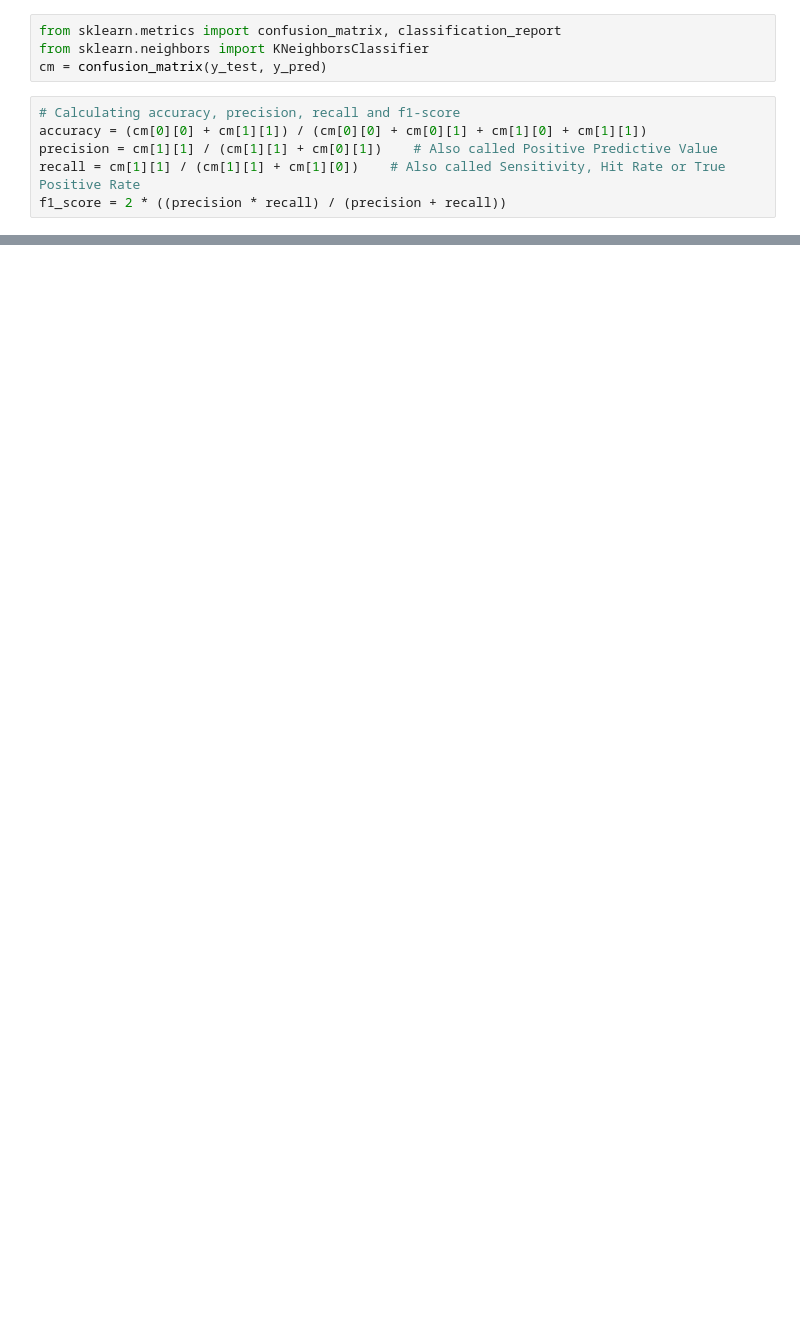
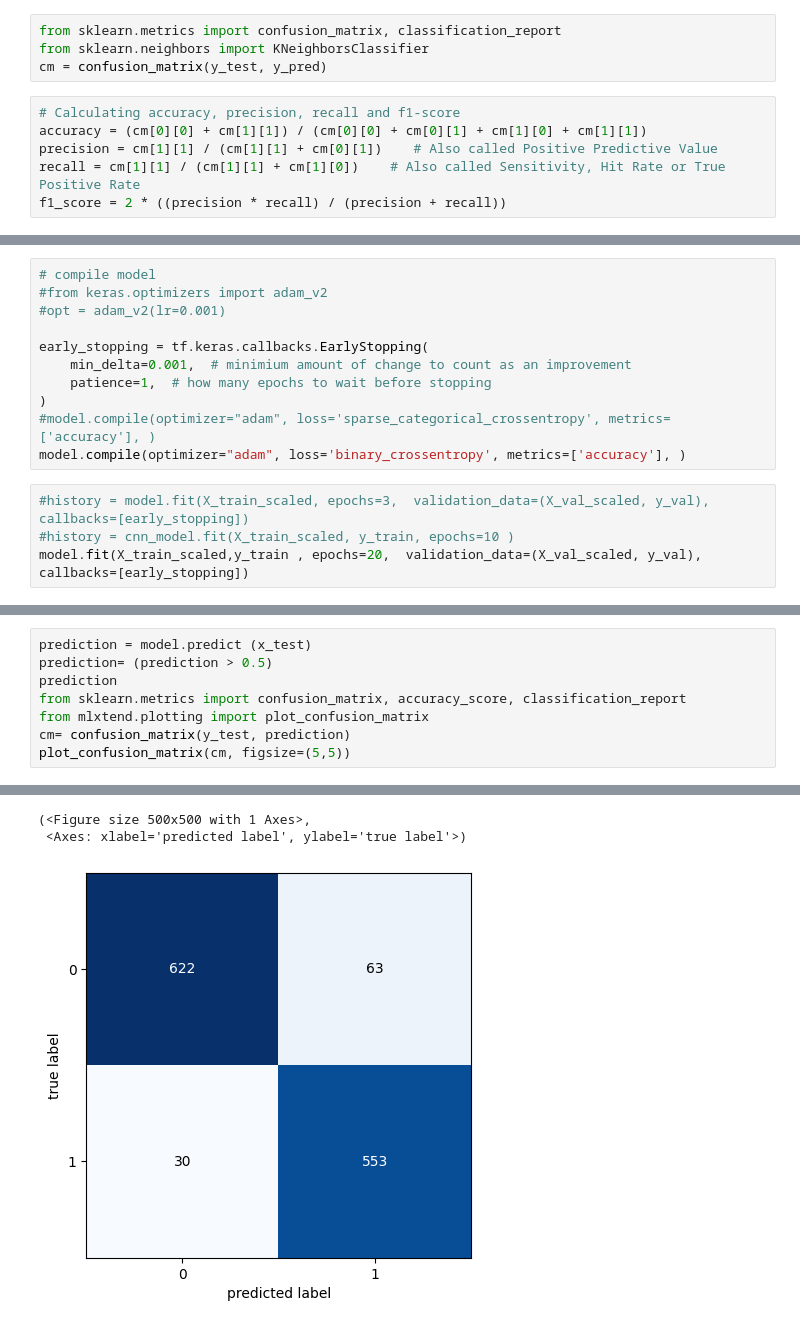
Before and after one commit to AmiraOsamaMohamed/Selected2, a Jupyter notebook: Selected2.ipynb, the cells around one changed output, grey strips where cells are left out. Cells and saved outputs as stored; diff of their text form; blank space fills up the shorter version.

```diff
--- a/Selected2.ipynb
+++ b/Selected2.ipynb
@@ -376,0 +426,15 @@ weighted avg       0.91      0.90      0.90      1268
+# %%
+# compile model
+#from keras.optimizers import adam_v2
+#opt = adam_v2(lr=0.001)
+
+early_stopping = tf.keras.callbacks.EarlyStopping(
+    min_delta=0.001,  # minimium amount of change to count as an improvement
+    patience=1,  # how many epochs to wait before stopping
+)
+#model.compile(optimizer="adam", loss='sparse_categorical_crossentropy', metrics=['accuracy'], )
+model.compile(optimizer="adam", loss='binary_crossentropy', metrics=['accuracy'], )
+# %%
+#history = model.fit(X_train_scaled, epochs=3,  validation_data=(X_val_scaled, y_val), callbacks=[early_stopping])
+#history = cnn_model.fit(X_train_scaled, y_train, epochs=10 )
+model.fit(X_train_scaled,y_train , epochs=20,  validation_data=(X_val_scaled, y_val), callbacks=[early_stopping])
@@ -376,0 +451,9 @@ weighted avg       0.91      0.90      0.90      1268
+# %%
+prediction = model.predict (x_test)
+prediction= (prediction > 0.5)
+prediction
+from sklearn.metrics import confusion_matrix, accuracy_score, classification_report
+from mlxtend.plotting import plot_confusion_matrix
+cm= confusion_matrix(y_test, prediction)
+plot_confusion_matrix(cm, figsize=(5,5))
+# %% [output]
@@ -376,0 +461,3 @@ weighted avg       0.91      0.90      0.90      1268
+(<Figure size 500x500 with 1 Axes>,
+ <Axes: xlabel='predicted label', ylabel='true label'>)
+[figure, added]
```
Also changed, not shown: parts of 13 cells of this notebook.
